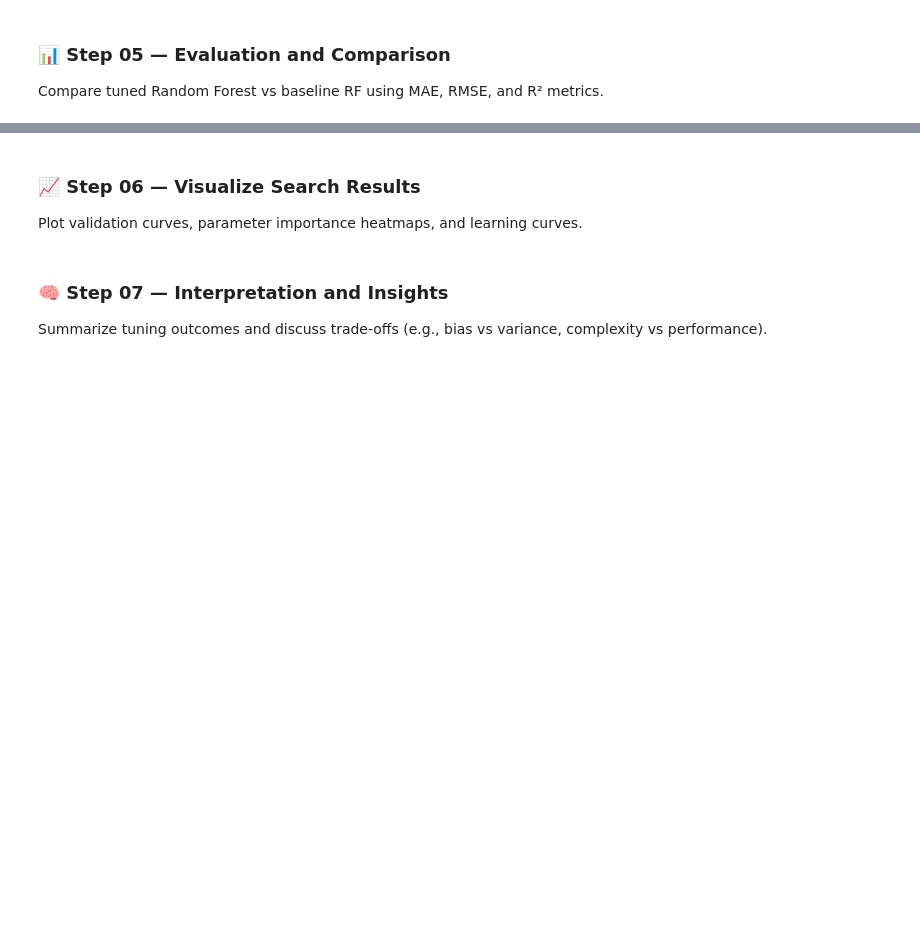
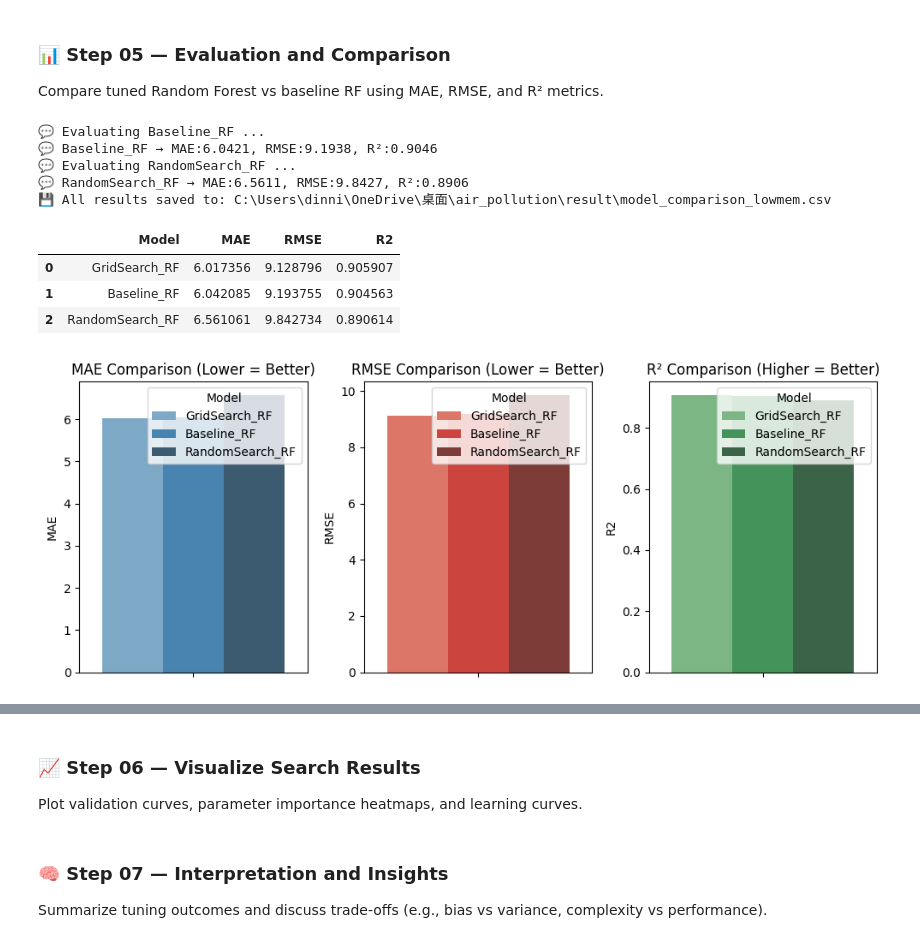
Before and after one commit to chgwyellow/air_pollution_analysis, a Jupyter notebook: notebook/05_model_optimization.ipynb, the cells around one changed output, grey strips where cells are left out. Cells and saved outputs as stored; diff of their text form; code cells hidden in the pictures; blank space fills up the shorter version.

Commit message:
Compared the MAE, RSME, and R2 among three models.

```diff
--- a/notebook/05_model_optimization.ipynb
+++ b/notebook/05_model_optimization.ipynb
@@ -331,0 +314,57 @@ Compare tuned Random Forest vs baseline RF using MAE, RMSE, and R² metrics.
+# %%
+for name, path in model_paths.items():
+    info(f"Evaluating {name} ...")
+
+    try:
+        model = joblib.load(path)
+        y_pred = model.predict(X_eval)
+
+        mae = mean_absolute_error(y_eval, y_pred)
+        rmse = np.sqrt(mean_squared_error(y_eval, y_pred))
+        r2 = r2_score(y_eval, y_pred)
+
+        info(f"{name} → MAE:{mae:.4f}, RMSE:{rmse:.4f}, R²:{r2:.4f}")
+
+        # 寫入結果
+        with open(output_file, "a", newline="", encoding="utf-8") as f:
+            writer = csv.writer(f)
+            writer.writerow([name, mae, rmse, r2])
+
+        # 釋放記憶體
+        del model, y_pred
+        gc.collect()
+
+    except MemoryError:
+        error(f"{name} skipped (MemoryError).")
+        with open(output_file, "a", newline="", encoding="utf-8") as f:
+            writer = csv.writer(f)
+            writer.writerow([name, "MemoryError", "MemoryError", "MemoryError"])
+        continue
+
+save(f"All results saved to: {output_file}")
+# %% [output]
+💬 Evaluating Baseline_RF ...
+💬 Baseline_RF → MAE:6.0421, RMSE:9.1938, R²:0.9046
+💬 Evaluating RandomSearch_RF ...
+💬 RandomSearch_RF → MAE:6.5611, RMSE:9.8427, R²:0.8906
+💾 All results saved to: C:\Users\dinni\OneDrive\桌面\air_pollution\result\model_comparison_lowmem.csv
+# %%
+comparison_df = pd.read_csv(RESULT_DIR / "model_comparison_lowmem.csv")
+comparison_df
+# %% [output]
+|  | Model | MAE | RMSE | R2 |
+| 0 | GridSearch_RF | 6.017356 | 9.128796 | 0.905907 |
+| 1 | Baseline_RF | 6.042085 | 9.193755 | 0.904563 |
+| 2 | RandomSearch_RF | 6.561061 | 9.842734 | 0.890614 |
+# %%
+fig, ax = plt.subplots(nrows=1, ncols=3, figsize=(10,4))
+sns.barplot(hue="Model", y="MAE", data=comparison_df, ax=ax[0],palette="Blues_d")
+ax[0].set_title("MAE Comparison (Lower = Better)")
+sns.barplot(hue="Model", y="RMSE", data=comparison_df, ax=ax[1],palette="Reds_d")
+ax[1].set_title("RMSE Comparison (Lower = Better)")
+sns.barplot(hue="Model", y="R2", data=comparison_df, ax=ax[2],palette="Greens_d")
+ax[2].set_title("R² Comparison (Higher = Better)")
+plt.tight_layout()
+plt.show()
+# %% [output]
+[figure, added]
```
Also changed, not shown: parts of 23 cells of this notebook, 1 other file.
